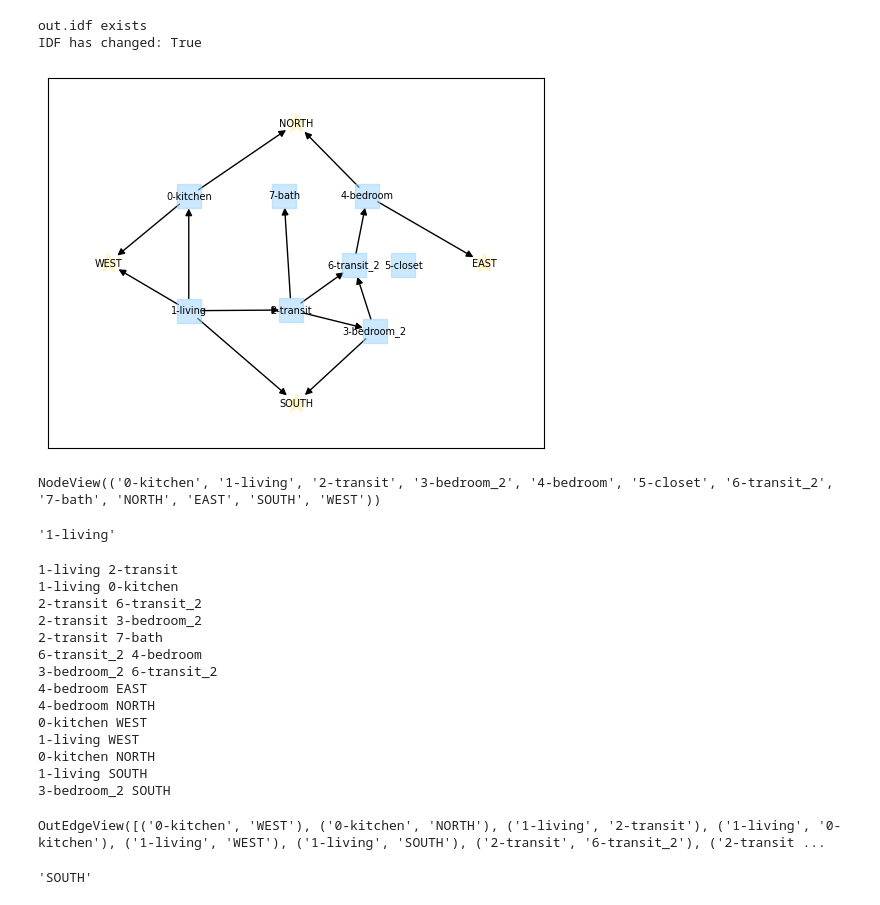
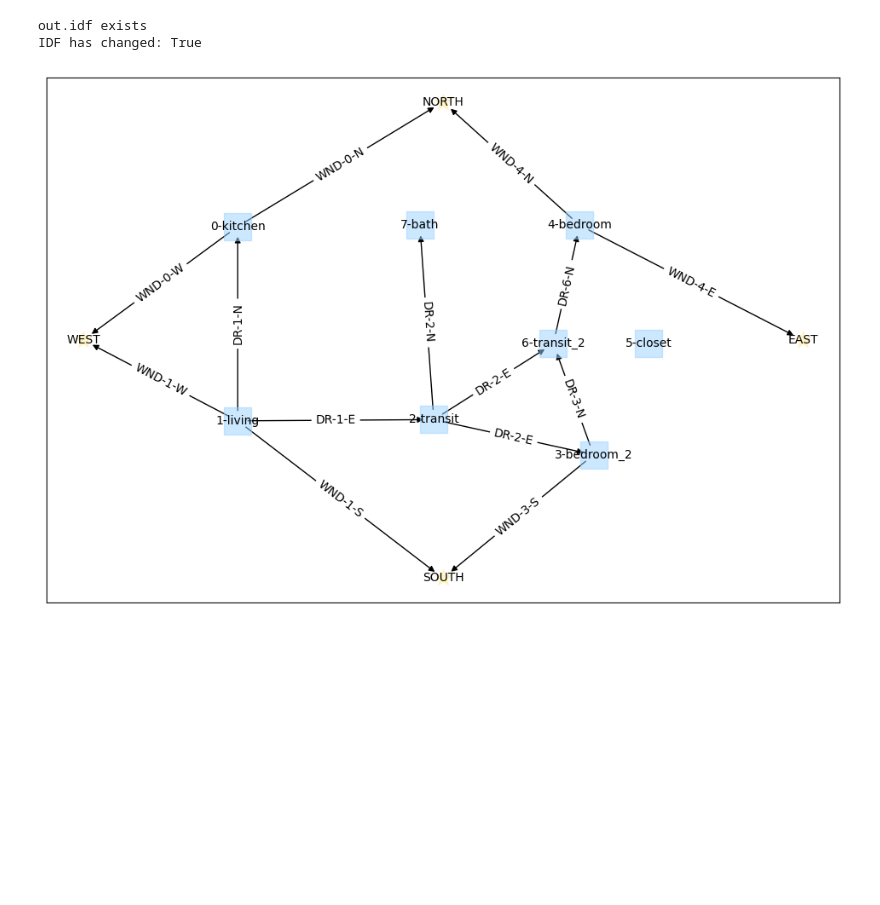
Before and after one commit to juliet29/plan2EPlus, a Jupyter notebook: _notebooks/t05_svg2plan.ipynb, the cells around one changed output. Saved outputs shown, nothing was run; the diff lists cells and outputs as text; code cells hidden in the pictures; blank space fills up the shorter version.

Commit message:
subsurface names on edges

```diff
--- a/_notebooks/t05_svg2plan.ipynb
+++ b/_notebooks/t05_svg2plan.ipynb
@@ -36,53 +39,13 @@ IDF has changed: True
 G, positions = create_graph_for_zone(idf, path_to_input)
 G, positions  = add_cardinal_directions(G, positions)
 G = add_edges(idf, G, pairs)
+e_labels = create_edge_label_dict(idf, G)
 # %%
 zone_nodes, cardinal_nodes = filter_nodes(G)
+
+plt.figure(3,figsize=(12,8))
 draw_graph_with_node_labels(G, positions, zone_nodes)
 draw_graph_with_node_labels(G, positions, cardinal_nodes, color=CARDINAL_COLOR, shape="*", size=200)
-draw_graph_edges(G, positions)
+draw_graph_edges_with_labels(G, positions, e_labels)
 # %% [output]
-[figure, old version]
+[figure, new version]
-# %%
-G.nodes
-# %% [output]
-NodeView(('0-kitchen', '1-living', '2-transit', '3-bedroom_2', '4-bedroom', '5-closet', '6-transit_2', '7-bath', 'NORTH', 'EAST', 'SOUTH', 'WEST'))
-# %%
-get_node_in_G(G, pairs[0].space_a)
-# %% [output]
-'1-living'
-# %%
-# edgee between node labels
-# data => type of ss. surface its on. direction of surface its on. later, in afn or not.
-for pair in pairs:
-    surf = get_connecting_surface(idf, pair)
-    assert surf
-    subsurface = surf.subsurfaces[0] #just one each
-
-    node_a = get_node_in_G(G, pair.space_a)
-    node_b = get_node_in_G(G, pair.space_b)
-    print(node_a, node_b)
-    G.add_edge(node_a, node_b, surface=surf.Name, subsurfaces=subsurface.Name, stype=pair.attrs.object_type.name)
-# %% [output]
-1-living 2-transit
-1-living 0-kitchen
-2-transit 6-transit_2
-2-transit 3-bedroom_2
-2-transit 7-bath
-6-transit_2 4-bedroom
-3-bedroom_2 6-transit_2
-4-bedroom EAST
-4-bedroom NORTH
-0-kitchen WEST
-1-living WEST
-0-kitchen NORTH
-1-living SOUTH
-3-bedroom_2 SOUTH
-# %%
-G.edges
-# %% [output]
-OutEdgeView([('0-kitchen', 'WEST'), ('0-kitchen', 'NORTH'), ('1-living', '2-transit'), ('1-living', '0-kitchen'), ('1-living', 'WEST'), ('1-living', 'SOUTH'), ('2-transit', '6-transit_2'), ('2-transit ...
-# %%
-get_node_in_G(G, pairs[-1].space_b)
-# %% [output]
-'SOUTH'
```
Also changed, not shown: parts of 15 cells of this notebook, 3 other files.
